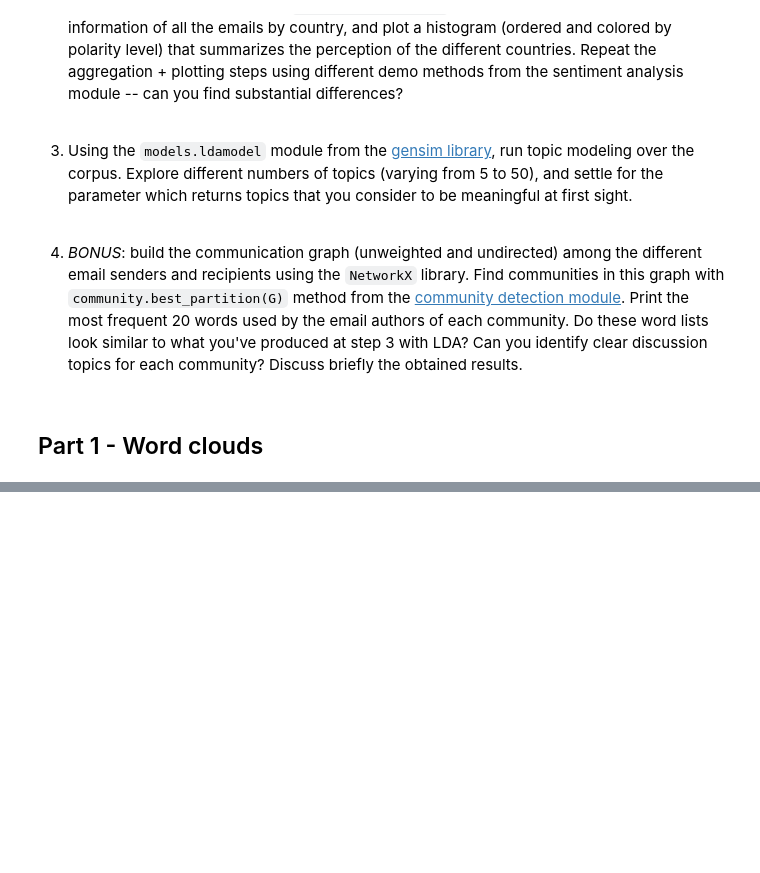
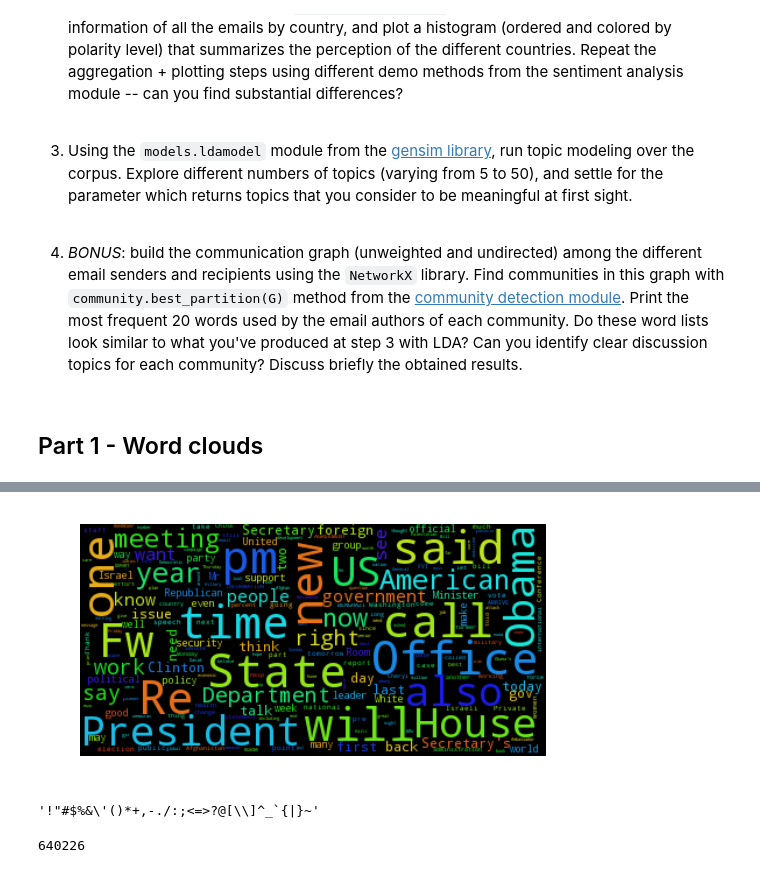
Before and after one commit to mukel/Homework, a Jupyter notebook: 05 - Taming Text/Hw5-TextMining.ipynb, the cells around one changed output, grey strips where cells are left out. Drawn from its saved outputs; the diff is of its cells as text; code cells hidden in the pictures; blank space fills up the shorter version.

Commit message:
Generate a word cloud based on the raw corpus and get countries using pycountry

```diff
--- a/05 - Taming Text/Hw5-TextMining.ipynb
+++ b/05 - Taming Text/Hw5-TextMining.ipynb
@@ -35,0 +69,2 @@ Can you identify clear discussion topics for each community? Discuss briefly the
+# %%
+mails.replace('', np.nan, inplace=True)
@@ -35,0 +76,3 @@ Can you identify clear discussion topics for each community? Discuss briefly the
+# %%
+mails = mails.dropna()
+mails.head(5)
@@ -35,0 +86,12 @@ Can you identify clear discussion topics for each community? Discuss briefly the
+# %%
+d = mails.apply(lambda x : ' '.join(x), axis=0 )
+raw_mails = d.get(0)
+# %%
+wordcloud = WordCloud(max_font_size=40).generate(raw_mails)
+# %%
+import matplotlib.pyplot as plt
+plt.imshow(wordcloud)
+plt.axis("off")
+plt.show()
+# %% [output]
+[figure, added]
@@ -35,0 +101,4 @@ Can you identify clear discussion topics for each community? Discuss briefly the
+# %%
+string.punctuation
+# %% [output]
+'!"#$%&\'()*+,-./:;<=>?@[\\]^_`{|}~'
@@ -35,0 +111,5 @@ Can you identify clear discussion topics for each community? Discuss briefly the
+# %%
+tokens = word_tokenize(raw_mails)
+len(tokens)
+# %% [output]
+640226
```
Also changed, not shown: parts of 23 cells of this notebook.
